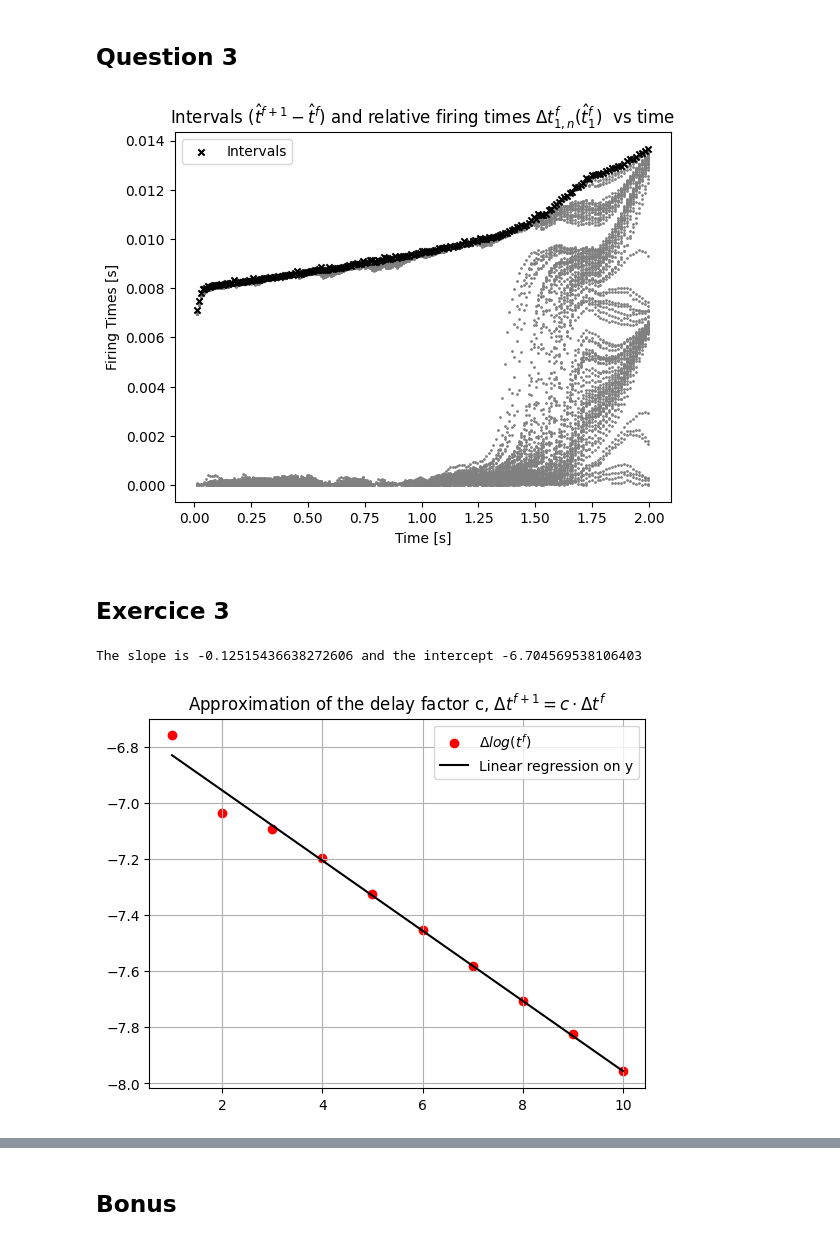
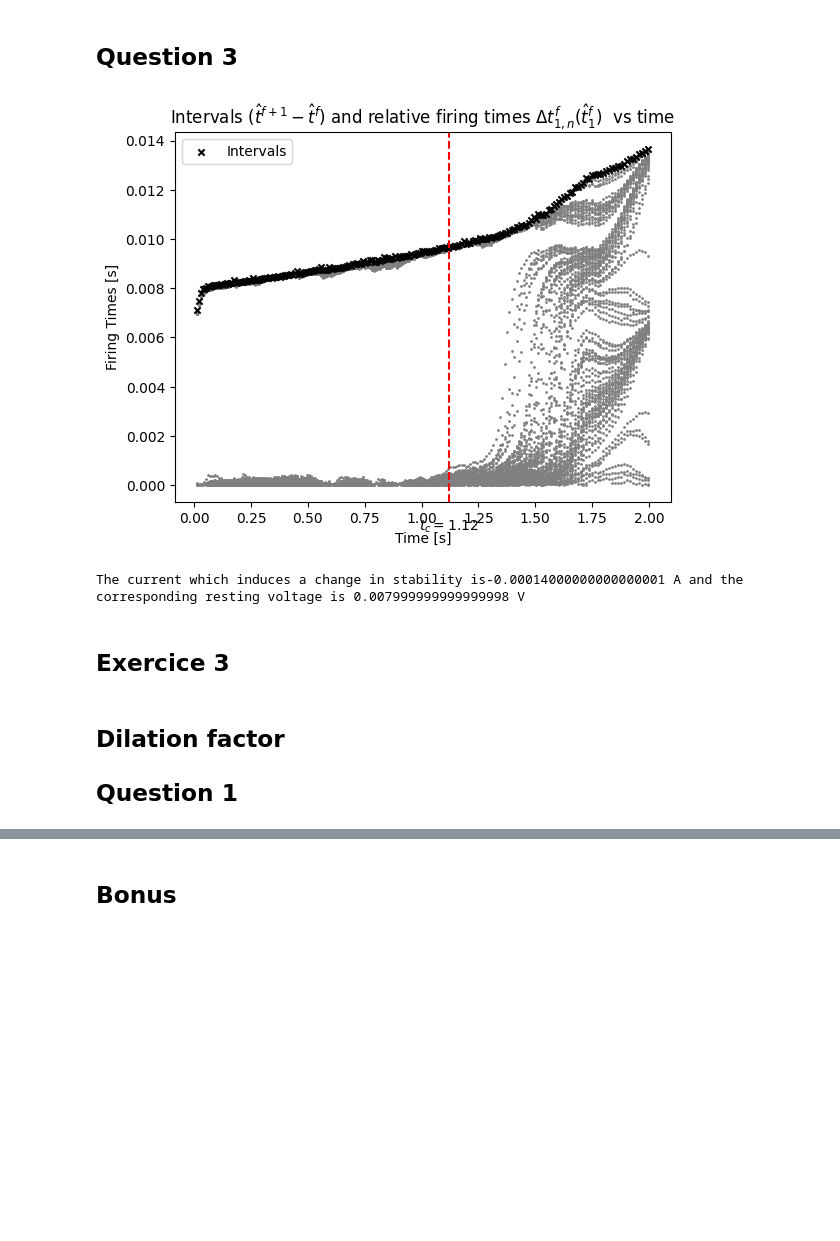
Before and after one commit to NicolasRR/SSHNeurons, a Jupyter notebook: Notebook.ipynb, the cells around one changed output, grey strips where cells are left out. Cells and saved outputs as stored; diff of their text form; code cells hidden in the pictures; blank space fills up the shorter version.

```diff
--- a/Notebook.ipynb
+++ b/Notebook.ipynb
@@ -304,13 +311,24 @@ I = I0*steps/T
 Vi4=np.full(len(Vs1[-1]), np.median(Vs1[-1][0]))*1e3*b2.mV
 # %%
 Vs4, ST4,_,_ = synchronous_state(Vi4, dt=dt, T=T, I=I, beta=BETA2, eA=epsilonA[-1-int(delta/dt)], eB=epsilonB[-1-int(delta/dt)])
-# %%
-rtimes, intervals, Imins = intervals_spike(ST4)
-plot_intervals(rtimes, intervals, Imins)
-# %% [output]
-[figure, removed]
+# %%
+rtimes, intervals, Imins = intervals_spike(ST4)
+plot_intervals(rtimes, intervals, Imins)
+plt.axvline(x=1.12, color='r', linestyle='--')
+plt.text(1.12, -0.002, f'$t_c={1.12}$', ha='center', va='bottom')
+plt.savefig(folder+'ex2_3_first.svg')
+# %% [output]
+[figure, added]
+# %%
+Ic=I0*1.12*1e3*b2.ms/T
+print(f"The current which induces a change in stability is{Ic} A and the corresponding resting voltage is {V_REST+Ic*MEMBRANE_RESISTANCE} V")
+# %% [output]
+The current which induces a change in stability is-0.00014000000000000001 A and the corresponding resting voltage is 0.007999999999999998 V
 # %% [markdown]
 ## Exercice 3
+# %% [markdown]
+## Dilation factor
+## Question 1
 # %%
 T=600*b2.ms
 Vi5=np.full(len(Vs1[-1]), np.median(Vs1[-1][0]))*1e3*b2.mV
@@ -331,8 +349,3 @@ def plot_delays(delays):
   plt.legend()
   plt.grid()
   plt.show()
-# %%
-plot_delays(delays5)
-# %% [output]
-The slope is -0.12515436638272606 and the intercept -6.704569538106403
-[figure, removed]
```
Also changed, not shown: parts of 19 cells of this notebook.
